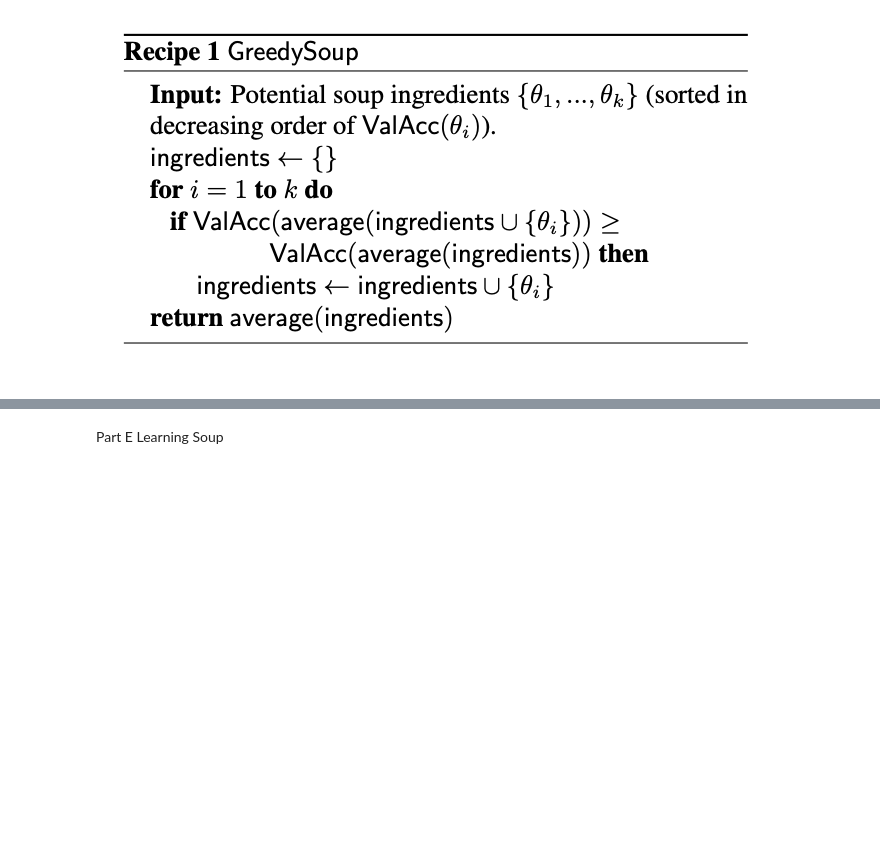
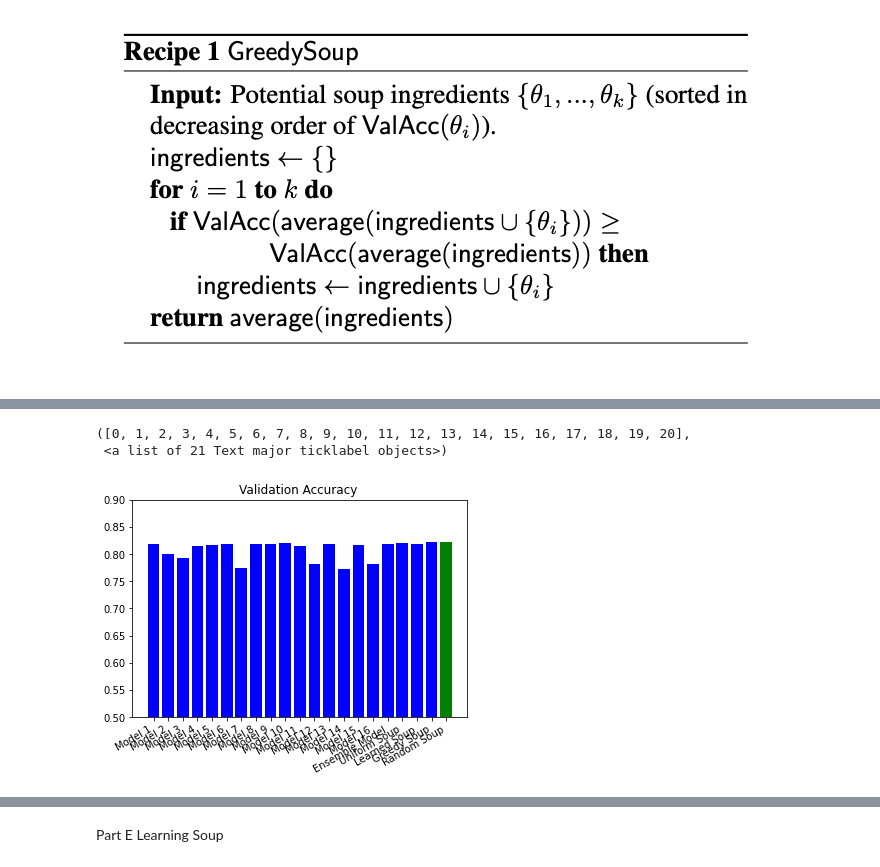
Before and after one commit to mikesterwild/CS182_FinalProj, a Jupyter notebook: pytorch_model_soups.ipynb, the cells around one changed output, grey strips where cells are left out. Drawn from its saved outputs; the diff is of its cells as text; code cells hidden in the pictures; blank space fills up the shorter version.

```diff
--- a/pytorch_model_soups.ipynb
+++ b/pytorch_model_soups.ipynb
@@ -462,0 +551,5 @@ print(greedy_soup_acc)
+# %%
+random_soup_model = get_random_soup(models, val_accs)
+
+random_soup_model.to(device)
+_, _, random_soup_acc = evaluate_model(random_soup_model)
@@ -473,0 +589,12 @@ plt.xticks(rotation=30, ha='right')
+# %%
+# Add the random soup model accuracy
+val_accs6 = val_accs5 + [random_soup_acc]
+names.append('Random Soup')
+plt.bar(names[:len(models)+5], val_accs6, color=['blue'] * (len(models) + 4) + ['green'])
+plt.title("Validation Accuracy ")
+plt.ylim([0.5, 0.9])
+plt.xticks(rotation=30, ha='right')
+# %% [output]
+([0, 1, 2, 3, 4, 5, 6, 7, 8, 9, 10, 11, 12, 13, 14, 15, 16, 17, 18, 19, 20],
+ <a list of 21 Text major ticklabel objects>)
+[figure, added]
```
Also changed, not shown: parts of 22 cells of this notebook.
